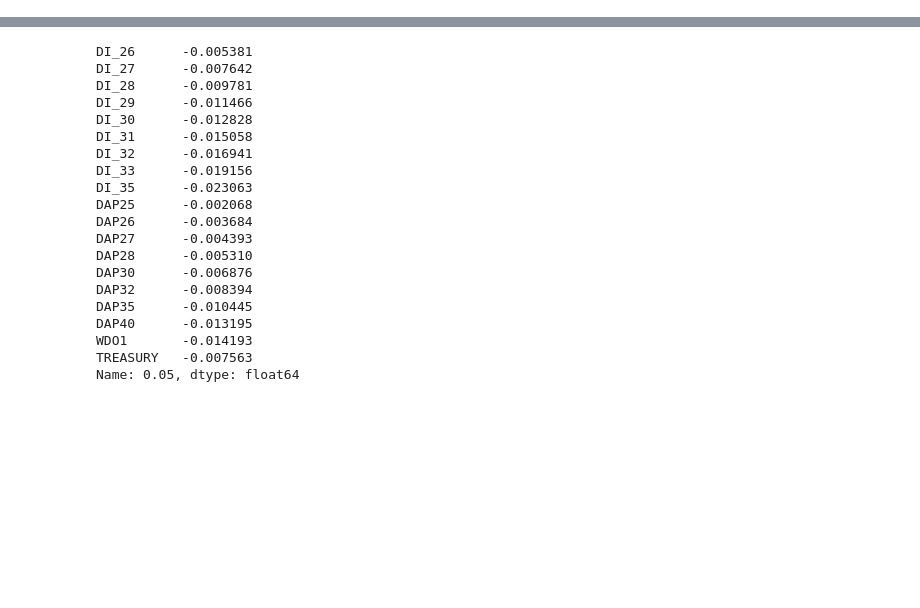
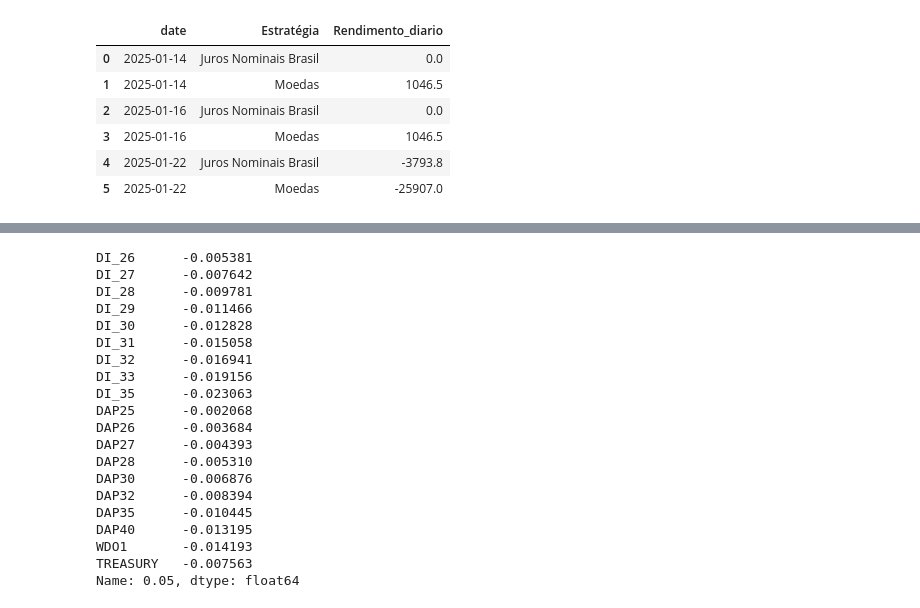
Before and after one commit to AFINVEST/Projeto-Gestao-Risco, a Jupyter notebook: Teste.ipynb, the cells around one changed output, grey strips where cells are left out. Drawn from its saved outputs; the diff is of its cells as text; code cells hidden in the pictures; blank space fills up the shorter version.

```diff
--- a/Teste.ipynb
+++ b/Teste.ipynb
@@ -10,3 +301,21 @@ from datetime import date
+# %%
+#Criar visualizações por tipo de estratégia
+# 1) Performance diário do tipo de estratégia
+df_diario_estrategia = (
+    df_all
+    .groupby(["date", "Estratégia"], as_index=False)["Rendimento_diario"]
+    .sum()
+    .sort_values(["date", "Estratégia"])
+)
+df_diario_estrategia
+# %% [output]
+|  | date | Estratégia | Rendimento_diario |
+| 0 | 2025-01-14 | Juros Nominais Brasil | 0.0 |
+| 1 | 2025-01-14 | Moedas | 1046.5 |
+| 2 | 2025-01-16 | Juros Nominais Brasil | 0.0 |
+| 3 | 2025-01-16 | Moedas | 1046.5 |
+| 4 | 2025-01-22 | Juros Nominais Brasil | -3793.8 |
+| 5 | 2025-01-22 | Moedas | -25907.0 |
 # %%
 df = pd.read_excel('BBG - ECO DASH.xlsx', sheet_name='BZ RATES',
                     skiprows=1, thousands='.', decimal=',')
```
Also changed, not shown: parts of 10 cells of this notebook, 12 other files.
